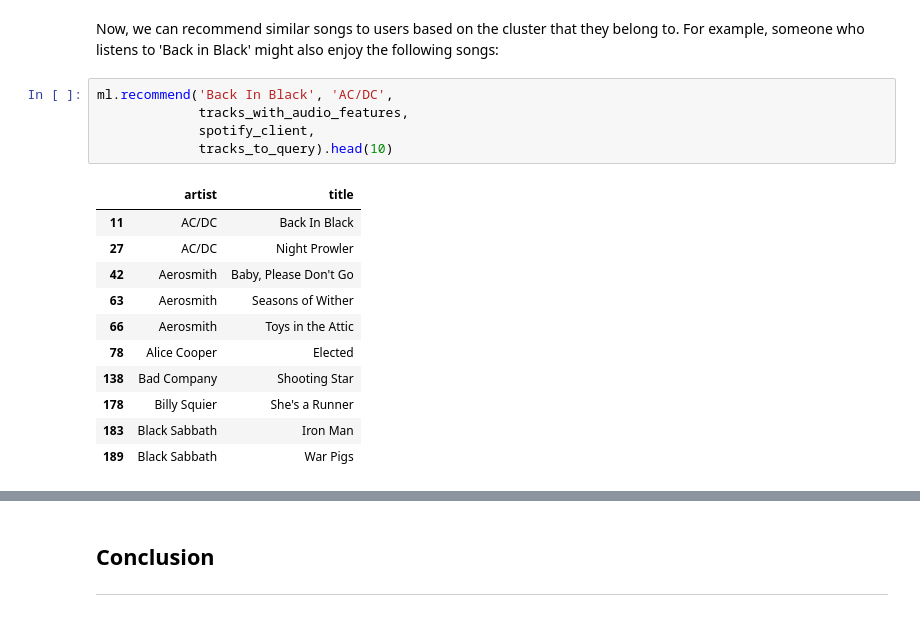
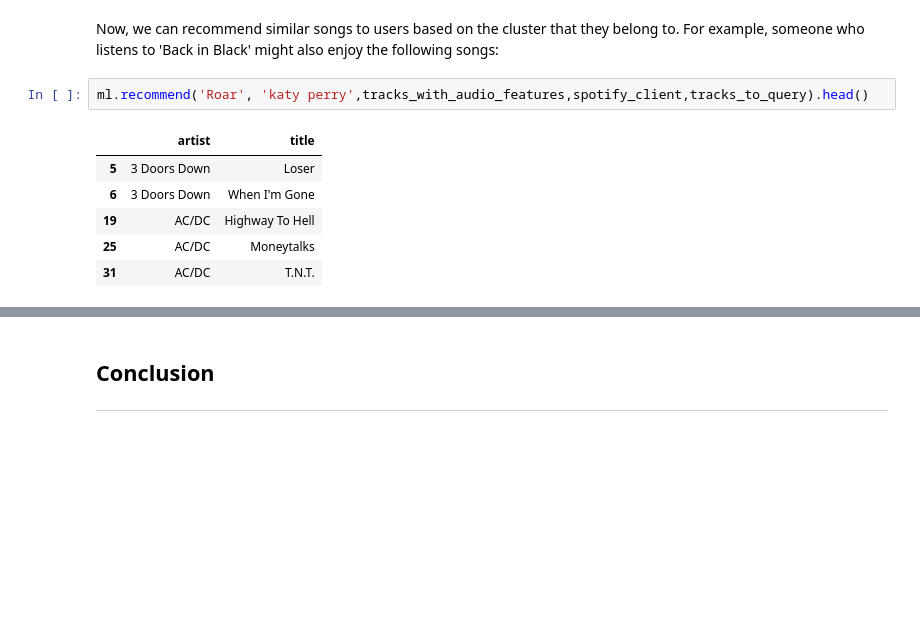
Before and after one commit to uic-cs418/cs418-s20-the-diatonics, a Jupyter notebook: CS-418-Final-Report.ipynb, the cells around one changed output, grey strips where cells are left out. Drawn from its saved outputs; the diff is of its cells as text; blank space fills up the shorter version.

```diff
--- a/CS-418-Final-Report.ipynb
+++ b/CS-418-Final-Report.ipynb
@@ -128,19 +121,11 @@ tracks_with_audio_features.head(3)
 # %% [markdown]
 Now, we can recommend similar songs to users based on the cluster that they belong to. For example, someone who listens to 'Back in Black' might also enjoy the following songs:
 # %%
-ml.recommend('Back In Black', 'AC/DC',
-             tracks_with_audio_features,
-             spotify_client,
-             tracks_to_query).head(10)
+ml.recommend('Roar', 'katy perry',tracks_with_audio_features,spotify_client,tracks_to_query).head()
 # %% [output]
 |  | artist | title |
-| 11 | AC/DC | Back In Black |
-| 27 | AC/DC | Night Prowler |
-| 42 | Aerosmith | Baby, Please Don't Go |
-| 63 | Aerosmith | Seasons of Wither |
-| 66 | Aerosmith | Toys in the Attic |
-| 78 | Alice Cooper | Elected |
-| 138 | Bad Company | Shooting Star |
-| 178 | Billy Squier | She's a Runner |
-| 183 | Black Sabbath | Iron Man |
-| 189 | Black Sabbath | War Pigs |
+| 5 | 3 Doors Down | Loser |
+| 6 | 3 Doors Down | When I'm Gone |
+| 19 | AC/DC | Highway To Hell |
+| 25 | AC/DC | Moneytalks |
+| 31 | AC/DC | T.N.T. |
```
Also changed, not shown: parts of 13 cells of this notebook, 2 other files.
